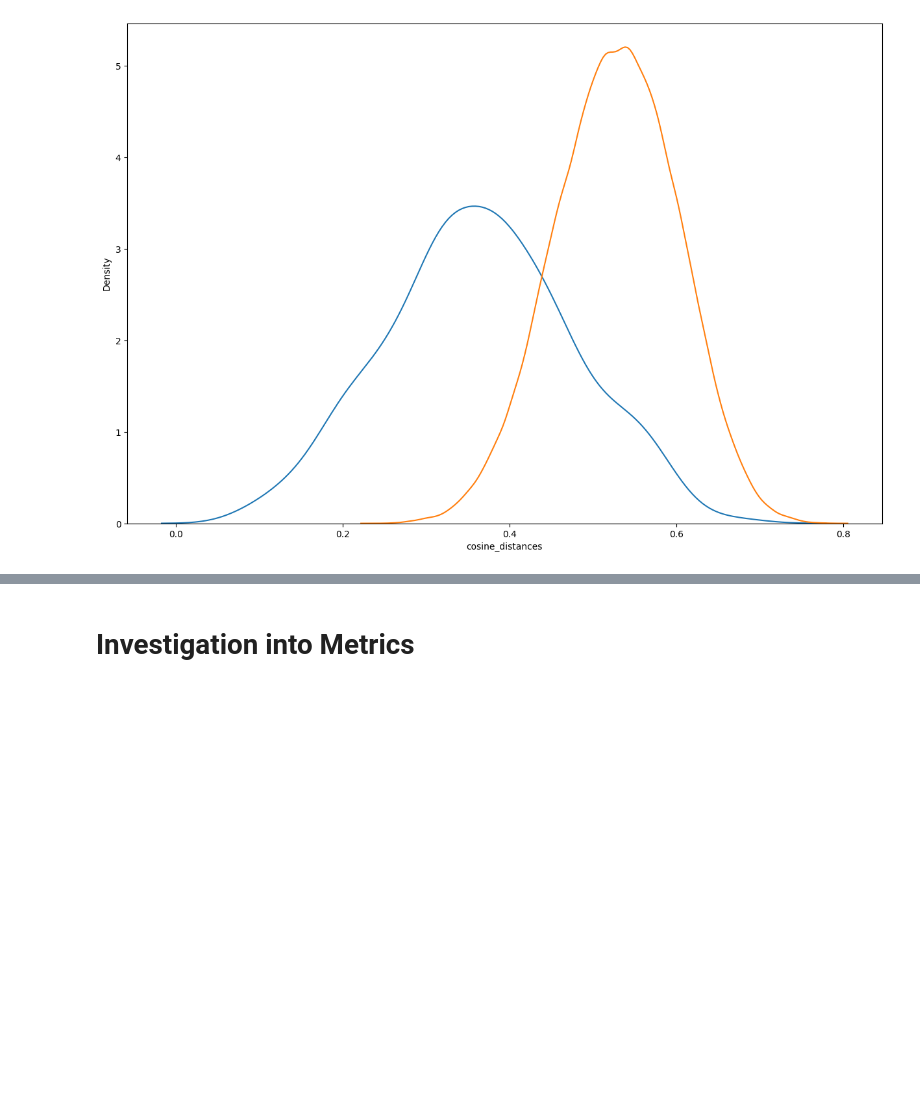
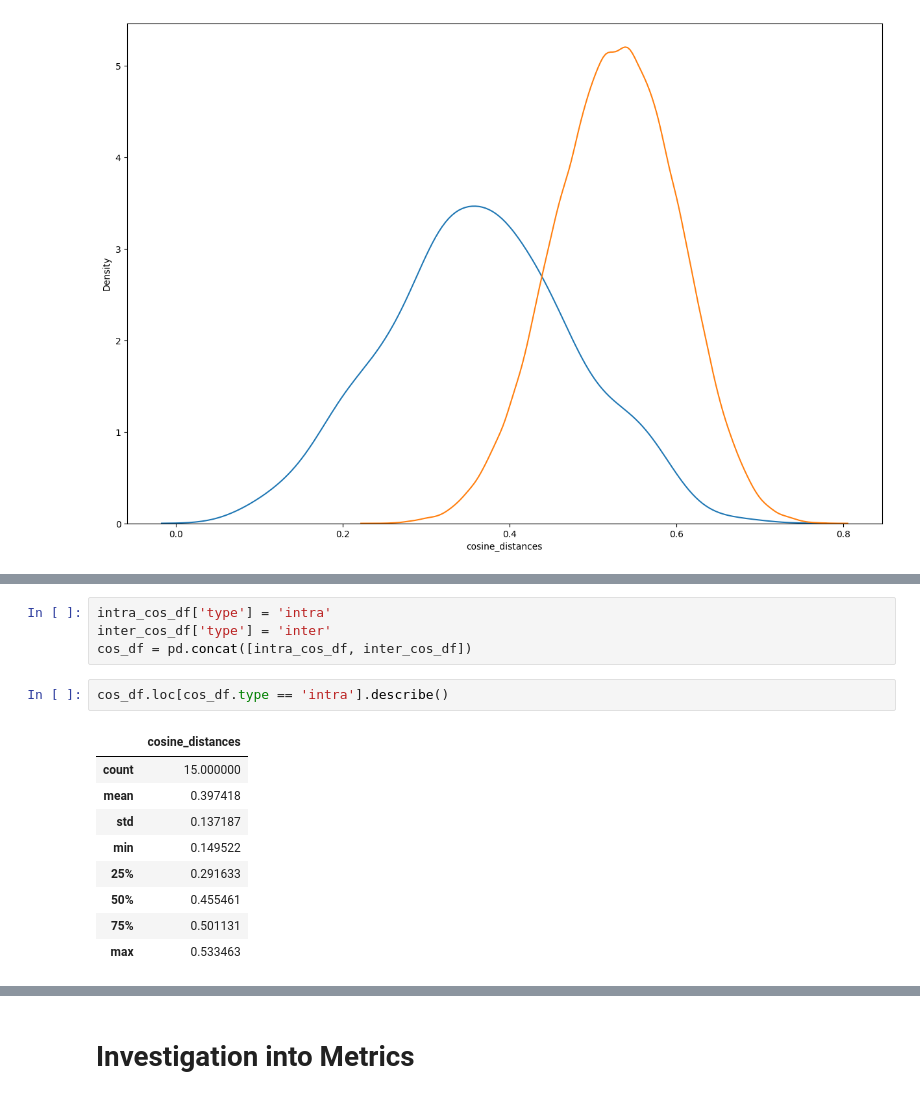
Before and after one commit to JoshuaGottlieb/Facial-Recognition-with-Deepface, a Jupyter notebook: Vectorization.ipynb, the cells around one changed output, grey strips where cells are left out. Saved outputs shown, nothing was run; the diff lists cells and outputs as text; blank space fills up the shorter version.

```diff
--- a/Vectorization.ipynb
+++ b/Vectorization.ipynb
@@ -621,0 +718,16 @@ sns.kdeplot(data = inter_cos_df, x = 'cosine_distances', common_norm = True, ax
+# %%
+intra_cos_df['type'] = 'intra'
+inter_cos_df['type'] = 'inter'
+cos_df = pd.concat([intra_cos_df, inter_cos_df])
+# %%
+cos_df.loc[cos_df.type == 'intra'].describe()
+# %% [output]
+|  | cosine_distances |
+| count | 15.000000 |
+| mean | 0.397418 |
+| std | 0.137187 |
+| min | 0.149522 |
+| 25% | 0.291633 |
+| 50% | 0.455461 |
+| 75% | 0.501131 |
+| max | 0.533463 |
```
Also changed, not shown: parts of 29 cells of this notebook, 1 other file.
